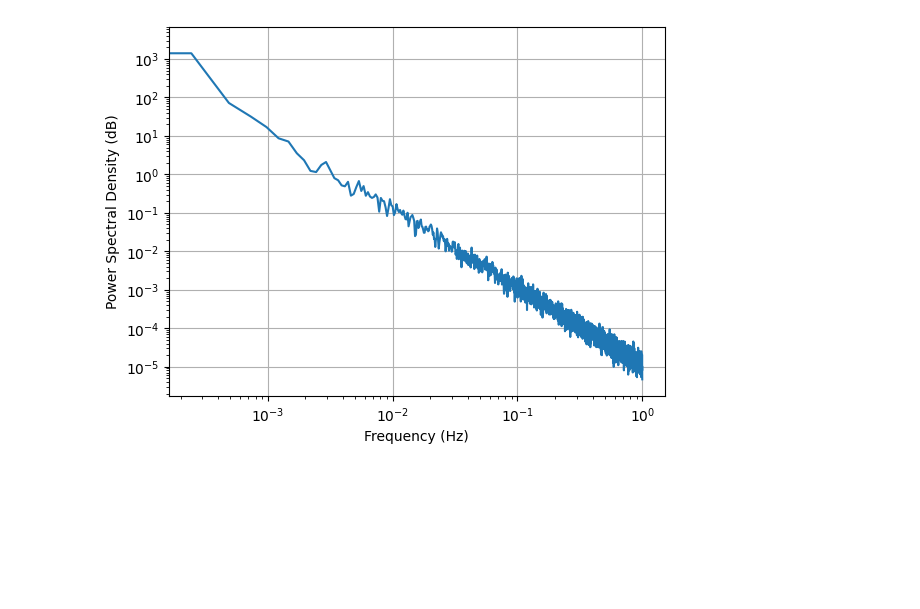
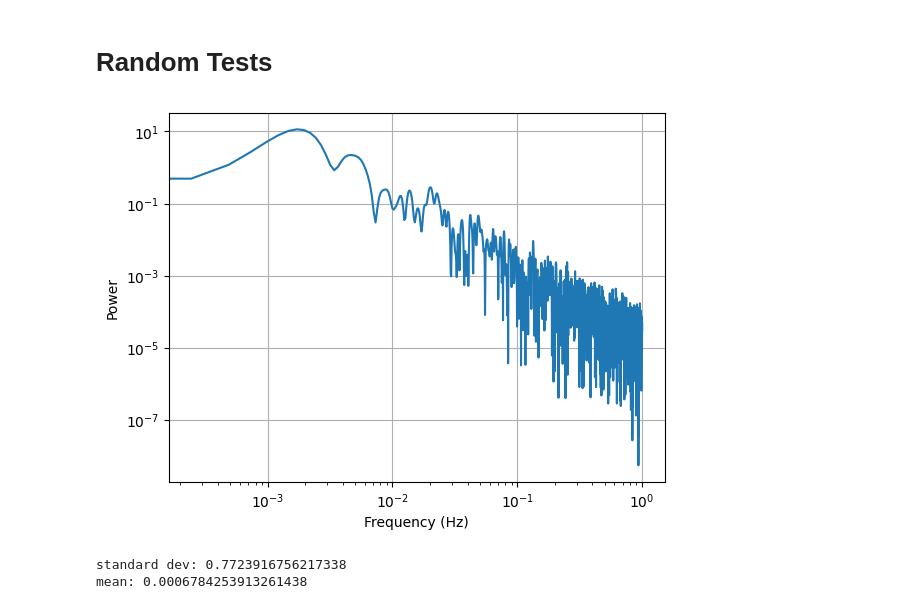
Before and after one commit to ktlix2ski/brinkmodeltest, a Jupyter notebook: Analysis/PaperAnalysis/noisetests.ipynb, the cells around one changed output. Cells and saved outputs as stored; diff of their text form; code cells hidden in the pictures; blank space fills up the shorter version.

```diff
--- a/Analysis/PaperAnalysis/noisetests.ipynb
+++ b/Analysis/PaperAnalysis/noisetests.ipynb
@@ -34,15 +570,24 @@ plt.show()
+# %% [markdown]
+# Random Tests
 # %%
+rand = np.random.default_rng(7)
 beta = 2 # the exponent
-samples = 100000 # number of samples to generate
-y = cn.powerlaw_psd_gaussian(beta, samples)
+samples = 2000 # number of samples to generate
+y = cn.powerlaw_psd_gaussian(beta, samples, random_state=rand)
 
-# optionally plot the Power Spectral Density with Matplotlib
+# y *= 1.0
+
 s, f = mlab.psd(y, NFFT=2**13)
 plt.loglog(f,s)
 plt.grid(True)
 
 plt.xlabel('Frequency (Hz)')
-plt.ylabel('Power Spectral Density (dB)')
+plt.ylabel('Power')
 plt.show()
+
+print(f"standard dev: {np.std(y)}")
+print(f"mean: {np.mean(y)}")
 # %% [output]
-[figure, old version]
+[figure, new version]
+standard dev: 0.7723916756217338
+mean: 0.0006784253913261438
```
Also changed, not shown: parts of 28 cells of this notebook, 12 other files.
